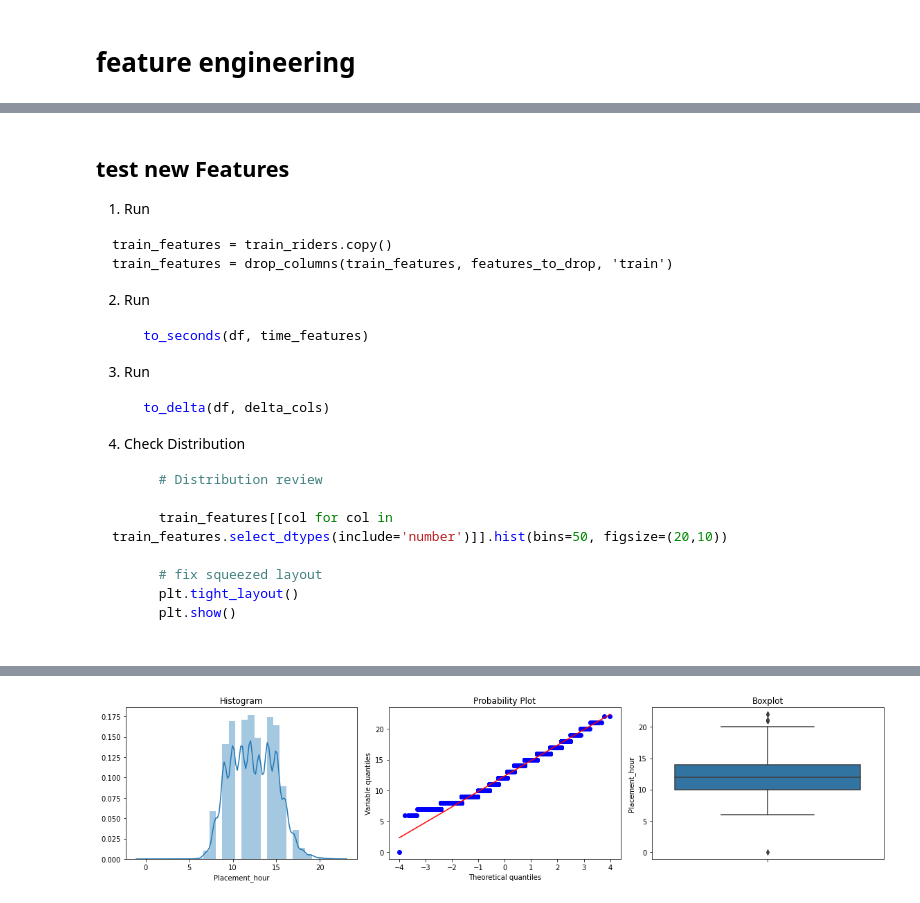
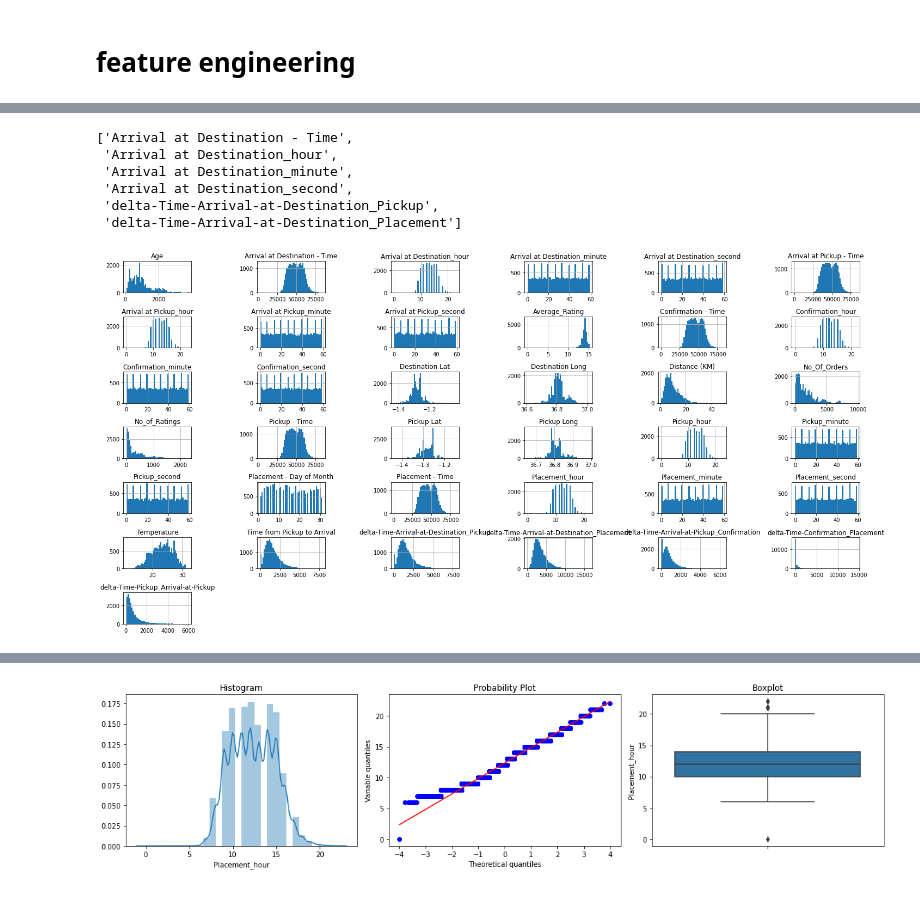
Before and after one commit to Explore-EDSA-2020/Regression-Sendy-Logistics-Challenge, a Jupyter notebook: notebook/Sendy_logistics_DataPrep.ipynb, the cells around one changed output, grey strips where cells are left out. Cells and saved outputs as stored; diff of their text form; code cells hidden in the pictures.

````diff
--- a/notebook/Sendy_logistics_DataPrep.ipynb
+++ b/notebook/Sendy_logistics_DataPrep.ipynb
@@ -294,3 +248,15 @@ train_riders.sample()
+# %%
+def to_weekday_name(df):
+    """Returns a dataframe with names of days of the week"""
+
+
+    ends_with = 'Weekday (Mo = 1)'
+    weekday_names = {1:"Monday", 2:"Tuesday", 3: "Wednesday", 4:"Thursday", 5:"Friday", 6: "Saturday", 7:"Sunday"}
+    for col in df.columns:
+        if col.endswith(ends_with):
+           df[col] = df[col].map(weekday_names)
+
+    return df
 # %%
 # Time Based Features
 #--------------------
@@ -360,0 +406,12 @@ def to_delta(df, delta_cols):
+# %%
+# Drop redundant columns
+train_features = drop_columns(train_features, features_to_drop)
+test_features = drop_columns(test_features, features_to_drop)
+# %%
+# Encode weekdays to weekday names category
+train_features = to_weekday_name(train_features)
+test_features = to_weekday_name(test_features)
+# %%
+# Platform type to category
+train_features = to_platform_type(train_features)
+test_features = to_platform_type(test_features)
@@ -361,38 +493,20 @@ def to_delta(df, delta_cols):
+# %%
+# features in train but not in test excluding target
+[col for col in train_features if col not in test_features and col !='Time from Pickup to Arrival']
+# %% [output]
+['Arrival at Destination - Time',
+ 'Arrival at Destination_hour',
+ 'Arrival at Destination_minute',
+ 'Arrival at Destination_second',
+ 'delta-Time-Arrival-at-Destination_Pickup',
+ 'delta-Time-Arrival-at-Destination_Placement']
 # %%
-# Distribution review
-train_riders[numeric_cols+['Time from Pickup to Arrival']].hist(bins=50, figsize=(20,10))
+# Distribution review for train data
+
+train_features[[col for col in train_features.select_dtypes(include='number')]].hist(bins=50, figsize=(20,10))
 
 # fix squeezed layout
 plt.tight_layout()
 plt.show()
+# %% [output]
+[figure, added]
-# %% [markdown]
-**test new Features**
----
-1. Run
-```pyhton
-train_features = train_riders.copy()
-train_features = drop_columns(train_features, features_to_drop, 'train')
-```
-
-2. Run
-```python
-    to_seconds(df, time_features)
-```
-
-3. Run
-```python
-    to_delta(df, delta_cols)
-```
-
-4. Check Distribution
-
-```python
-      # Distribution review
-
-      train_features[[col for col in train_features.select_dtypes(include='number')]].hist(bins=50, figsize=(20,10))
-
-      # fix squeezed layout
-      plt.tight_layout()
-      plt.show()
-
-```
````
Also changed, not shown: parts of 79 cells of this notebook.
